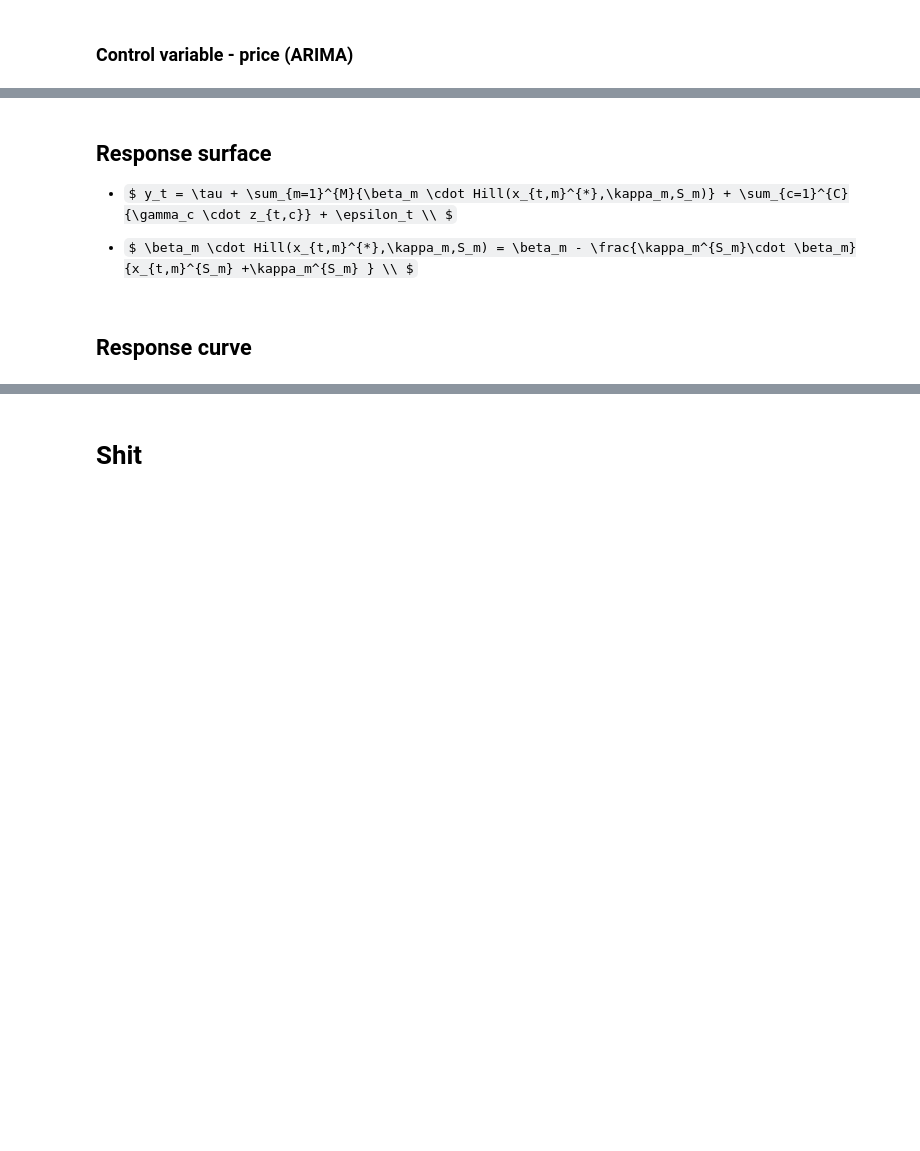
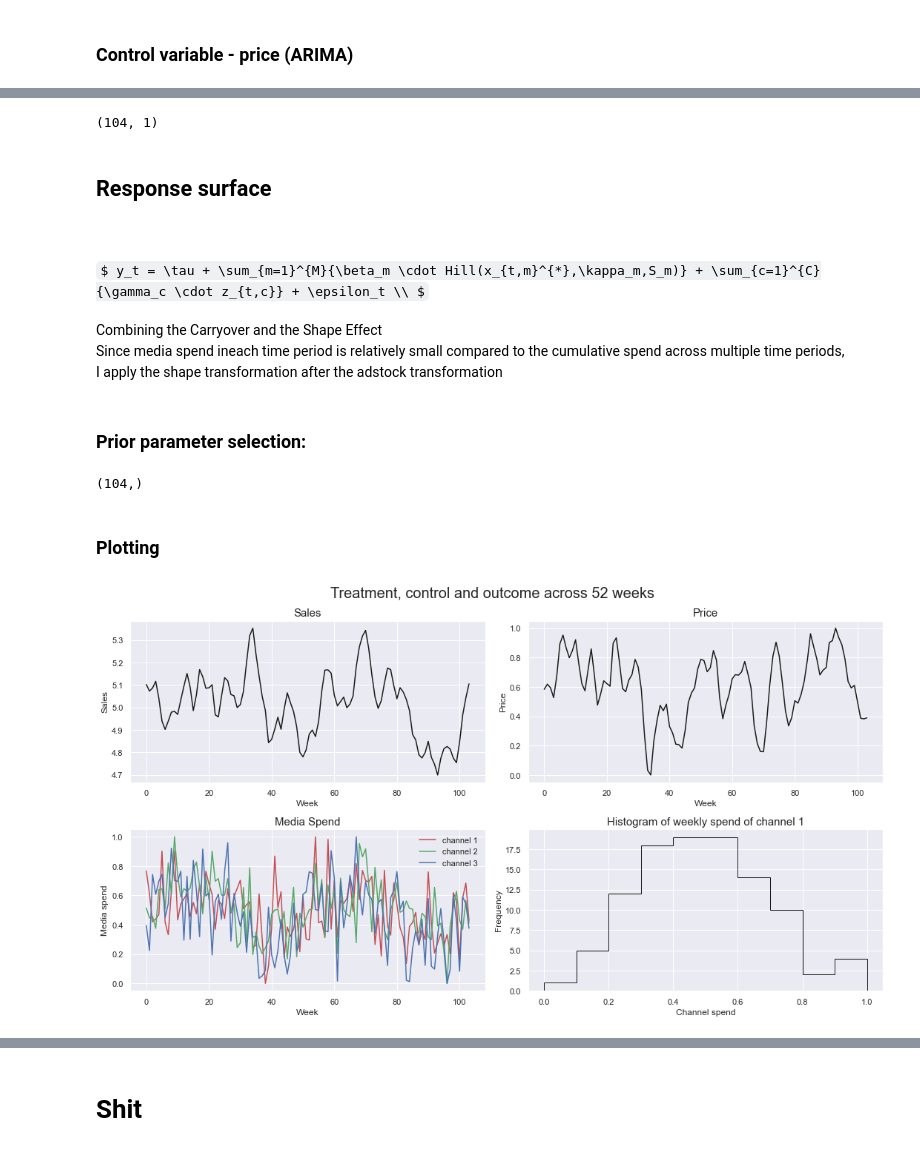
Before and after one commit to Amirgav-zz/mmm_ag, a Jupyter notebook: data_simulation.ipynb, the cells around one changed output, grey strips where cells are left out. Drawn from its saved outputs; the diff is of its cells as text; code cells hidden in the pictures; some formulas as TeX source; blank space fills up the shorter version.

```diff
--- a/data_simulation.ipynb
+++ b/data_simulation.ipynb
@@ -147,3 +148,5 @@ maparams = np.array([.65, .35])
 ar = np.r_[1, -arparams] # add zero-lag and negate
 ma = np.r_[1, maparams] # add zero-lag
 price = arima.arma_generate_sample(ar, ma, duration)
+price = np.expand_dims(price, axis=1)
+price = scaler.fit_transform(price)
@@ -150,6 +166,9 @@ price = arima.arma_generate_sample(ar, ma, duration)
+# %%
+media_ch1.shape
+# %% [output]
+(104, 1)
 # %% [markdown]
 ## Response surface
-
-- $ y_t = \tau + \sum_{m=1}^{M}{\beta_m \cdot Hill(x_{t,m}^{*},\kappa_m,S_m)} + \sum_{c=1}^{C}{\gamma_c \cdot z_{t,c}} + \epsilon_t \\ $
-
-- $ \beta_m \cdot Hill(x_{t,m}^{*},\kappa_m,S_m) = \beta_m - \frac{\kappa_m^{S_m}\cdot \beta_m}{x_{t,m}^{S_m} +\kappa_m^{S_m} } \\ $
+<br>
+<br>
+$ y_t = \tau + \sum_{m=1}^{M}{\beta_m \cdot Hill(x_{t,m}^{*},\kappa_m,S_m)} + \sum_{c=1}^{C}{\gamma_c \cdot z_{t,c}} + \epsilon_t \\ $
@@ -181,2 +174,0 @@ var_eps = 0.05**2
-# %% [markdown]
-## Response curve
@@ -187,30 +175,60 @@ Since media spend ineach time period is relatively small compared to the cumulat
+# %% [markdown]
+Combining the Carryover and the Shape Effect <br>
+Since media spend ineach time period is relatively small compared to the cumulative spend across multiple time periods, <br>
+I apply the shape transformation after the adstock transformation
+# %% [markdown]
+### Prior parameter selection:
+# %%
+ch1_dict = {'alpha':0.6, 'theta':5, 'L':13, 'decay':'delayed','S':1, 'K':0.2, 'beta':0.8}
+ch2_dict = {'alpha':0.8, 'theta':3, 'L':13, 'decay':'delayed','S':2, 'K':0.2, 'beta':0.6}
+ch3_dict = {'alpha':0.8, 'theta':4, 'L':13, 'decay':'delayed','S':2, 'K':0.2, 'beta':0.3}
+channel_params = {'ch1':ch1_dict, 'ch2':ch2_dict, 'ch3':ch3_dict}
+tau = 4
+lamb = [-0.5]
+var_eps = 0.05**2
+
+treatment_columns = ['ch1', 'ch2', 'ch3']
+control_columns = ['price']
+date_col = 'date'
+
+simulate = True
+# %%
+sales = response_additive(df, treatment_columns, control_columns, channel_params,
+                  date_col=date_col, tau=tau, lamb=lamb, simulate=simulate, eps=var_eps)
+sales.shape
+# %% [output]
+(104,)
+# %% [markdown]
+### Plotting
 # %%
 fig, axes = plt.subplots(2,2, figsize=(15, 8))
 
-axes[0,0].set_xlabel('Week')
-axes[0,0].set_ylabel('Sales')
-axes[0,0].set_title('Sales')
+axes[0,0].set_xlabel('Week',fontsize=12)
+axes[0,0].set_ylabel('Sales',fontsize=12)
+axes[0,0].set_title('Sales',fontsize=15)
+axes[0,0].plot(time,sales, color='k')
 
-axes[0,1].plot(time,price)
-axes[0,1].set_xlabel('Week')
-axes[0,1].set_ylabel('Price')
-axes[0,1].set_title('Price')
+axes[0,1].plot(time,price, color='k')
+axes[0,1].set_xlabel('Week', fontsize=12)
+axes[0,1].set_ylabel('Price',fontsize=12)
+axes[0,1].set_title('Price',fontsize=15)
 
 axes[1,0].plot(time,media_ch1,color='r')
 axes[1,0].plot(time,media_ch2,color='g')
 axes[1,0].plot(time,media_ch3,color='b')
 
-axes[1,0].set_xlabel('Week')
-axes[1,0].set_ylabel('Media spend')
+axes[1,0].set_xlabel('Week',fontsize=12)
+axes[1,0].set_ylabel('Media spend',fontsize=12)
 axes[1,0].legend(['channel 1','channel 2','channel 3'], loc=0)
-axes[1,0].set_title('Media Spend')
+axes[1,0].set_title('Media Spend',fontsize=15)
+
+axes[1,1].hist(media_ch1, bins=10,  histtype='step', color='k')
+axes[1,1].set_xlabel('Channel spend',fontsize=12)
+axes[1,1].set_ylabel('Frequency',fontsize=12)
+axes[1,1].set_title('Histogram of weekly spend of channel 1', fontsize=15)
 
 
-axes[1,1].hist(media_ch1, bins=10, histtype='step')
-axes[1,1].set_xlabel('Channel spend')
-axes[1,1].set_ylabel('Frequency')
-axes[1,1].set_title('Histogram of weekly spend of channel 1')
-
-
-fig.suptitle('Treatment, control and outcome across {} weeks'.format(period),fontsize=15, y=1.03 )
+fig.suptitle('Treatment, control and outcome across {} weeks'.format(period),fontsize=20, y=1.03 )
 fig.tight_layout()
+# %% [output]
+[figure, added]
```
Also changed, not shown: parts of 16 cells of this notebook, 1 other file.
